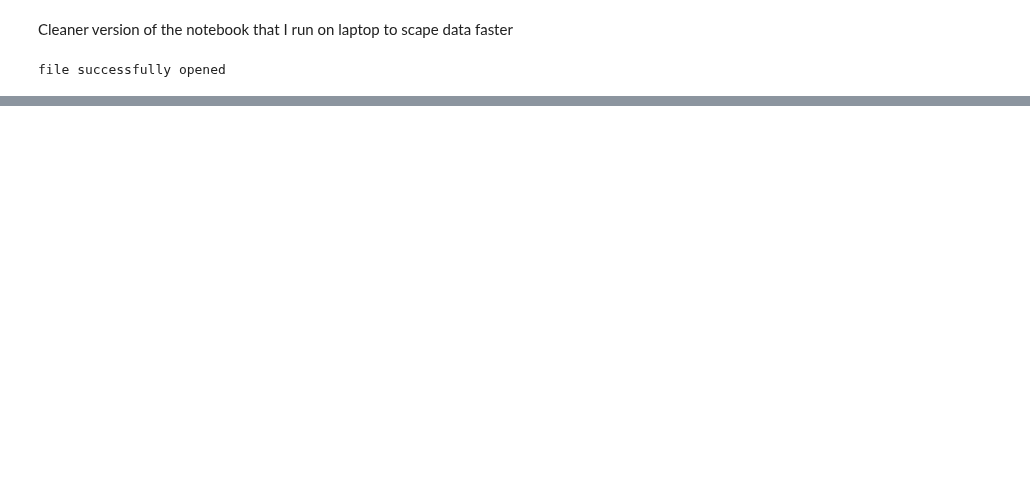
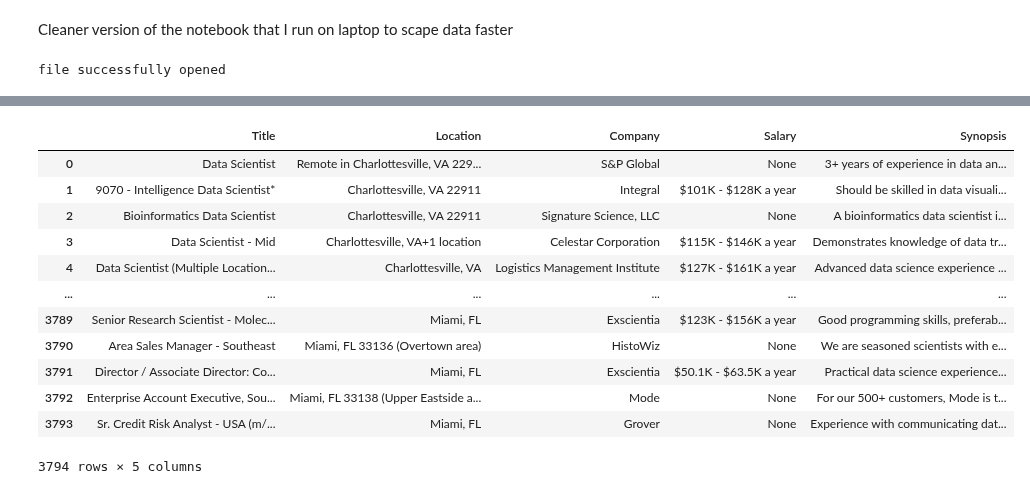
Before and after one commit to Chiuchiyin/Coding-fun, a Jupyter notebook: Web Scraping Job Postings/data scraper laptop version.ipynb, the cells around one changed output, grey strips where cells are left out. Drawn from its saved outputs; the diff is of its cells as text; code cells hidden in the pictures; blank space fills up the shorter version.

```diff
--- a/Web Scraping Job Postings/data scraper laptop version.ipynb
+++ b/Web Scraping Job Postings/data scraper laptop version.ipynb
@@ -163,0 +224,18 @@ OSError: [Errno 22] Invalid argument: 'jobs1.csv'
+# %%
+result = result[~result.duplicated()].reset_index(drop=True)
+# %%
+result
+# %% [output]
+|  | Title | Location | Company | Salary | Synopsis |
+| 0 | Data Scientist | Remote in Charlottesville, VA 229... | S&P Global | None | 3+ years of experience in data an... |
+| 1 | 9070 - Intelligence Data Scientist* | Charlottesville, VA 22911 | Integral | $101K - $128K a year | Should be skilled in data visuali... |
+| 2 | Bioinformatics Data Scientist | Charlottesville, VA 22911 | Signature Science, LLC | None | A bioinformatics data scientist i... |
+| 3 | Data Scientist - Mid | Charlottesville, VA+1 location | Celestar Corporation | $115K - $146K a year | Demonstrates knowledge of data tr... |
+| 4 | Data Scientist (Multiple Location... | Charlottesville, VA | Logistics Management Institute | $127K - $161K a year | Advanced data science experience ... |
+| ... | ... | ... | ... | ... | ... |
+| 3789 | Senior Research Scientist - Molec... | Miami, FL | Exscientia | $123K - $156K a year | Good programming skills, preferab... |
+| 3790 | Area Sales Manager - Southeast | Miami, FL 33136 (Overtown area) | HistoWiz | None | We are seasoned scientists with e... |
+| 3791 | Director / Associate Director: Co... | Miami, FL | Exscientia | $50.1K - $63.5K a year | Practical data science experience... |
+| 3792 | Enterprise Account Executive, Sou... | Miami, FL 33138 (Upper Eastside a... | Mode | None | For our 500+ customers, Mode is t... |
+| 3793 | Sr. Credit Risk Analyst - USA (m/... | Miami, FL | Grover | None | Experience with communicating dat... |
+3794 rows × 5 columns
```
Also changed, not shown: parts of 12 cells of this notebook, 2 other files.
